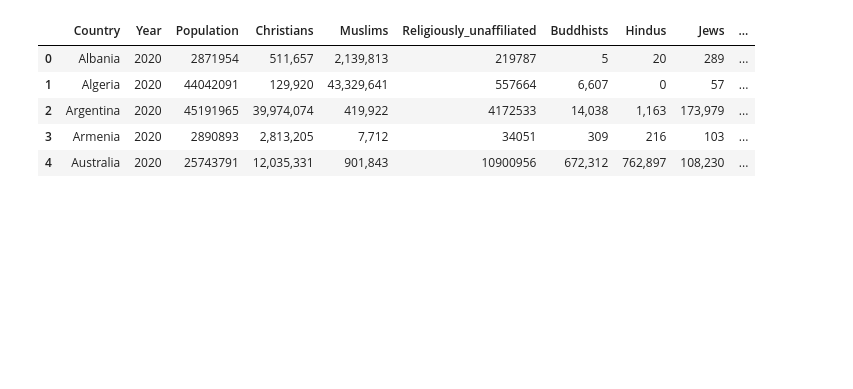
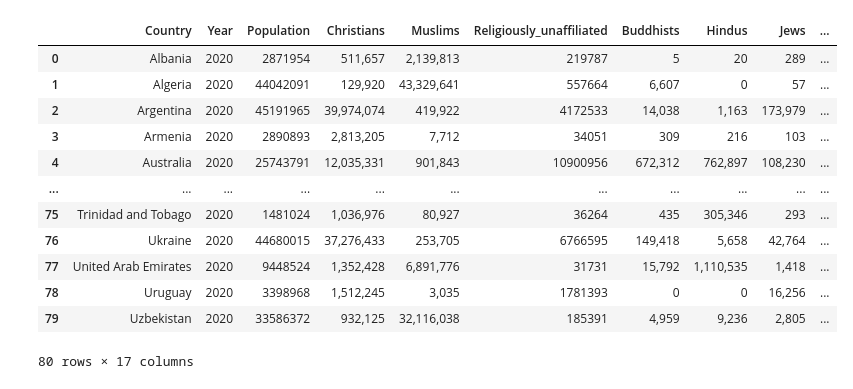
Before and after one commit to RajwatSingh/DS256_FinalProject, a Jupyter notebook: ReligionAndHomicides.ipynb, the cells around one changed output. Cells and saved outputs as stored; diff of their text form; code cells hidden in the pictures; blank space fills up the shorter version.

```diff
--- a/ReligionAndHomicides.ipynb
+++ b/ReligionAndHomicides.ipynb
@@ -43,18 +99,25 @@ corruption
 # %%
 # Merging
 merged_df = pd.merge(religion, country, how='inner', on=['Country'])
 merged_df = pd.merge(merged_df, sex, how='inner', on=['Country'], suffixes=('_hom', '_sex'))
 merged_df = pd.merge(merged_df, corruption, how='inner', on=['Country'])
 merged_df['Homicide Density'] = merged_df['VALUE_hom'].astype(int) / merged_df['Population'].astype(int) * 100
 merged_df['Sex Assault Density'] = merged_df['VALUE_sex'].astype(int) / merged_df['Population'].astype(int) * 100
 merged_df = merged_df.rename(columns={'VALUE': 'VALUES_corr'})
 merged_df['Corruption Density'] = merged_df['VALUES_corr'].astype(int) / merged_df['Population'].astype(int) * 100
 # merged_df.sort_values(by='Homicide Density', ascending=False)
-merged_df.head()
+merged_df
 # %% [output]
 |  | Country | Year | Population | Christians | Muslims | Religiously_unaffiliated | Buddhists | Hindus | Jews | ... |
 | 0 | Albania | 2020 | 2871954 | 511,657 | 2,139,813 | 219787 | 5 | 20 | 289 | ... |
 | 1 | Algeria | 2020 | 44042091 | 129,920 | 43,329,641 | 557664 | 6,607 | 0 | 57 | ... |
 | 2 | Argentina | 2020 | 45191965 | 39,974,074 | 419,922 | 4172533 | 14,038 | 1,163 | 173,979 | ... |
 | 3 | Armenia | 2020 | 2890893 | 2,813,205 | 7,712 | 34051 | 309 | 216 | 103 | ... |
 | 4 | Australia | 2020 | 25743791 | 12,035,331 | 901,843 | 10900956 | 672,312 | 762,897 | 108,230 | ... |
+| ... | ... | ... | ... | ... | ... | ... | ... | ... | ... | ... |
+| 75 | Trinidad and Tobago | 2020 | 1481024 | 1,036,976 | 80,927 | 36264 | 435 | 305,346 | 293 | ... |
+| 76 | Ukraine | 2020 | 44680015 | 37,276,433 | 253,705 | 6766595 | 149,418 | 5,658 | 42,764 | ... |
+| 77 | United Arab Emirates | 2020 | 9448524 | 1,352,428 | 6,891,776 | 31731 | 15,792 | 1,110,535 | 1,418 | ... |
+| 78 | Uruguay | 2020 | 3398968 | 1,512,245 | 3,035 | 1781393 | 0 | 0 | 16,256 | ... |
+| 79 | Uzbekistan | 2020 | 33586372 | 932,125 | 32,116,038 | 185391 | 4,959 | 9,236 | 2,805 | ... |
+80 rows × 17 columns
```
Also changed, not shown: parts of 9 cells of this notebook, 1 other file.
